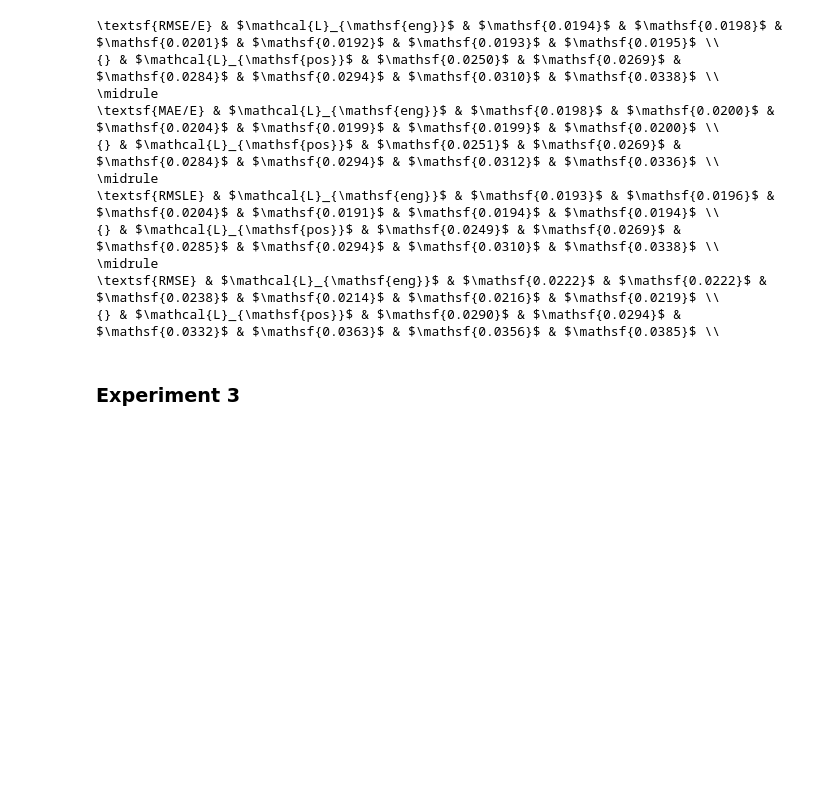
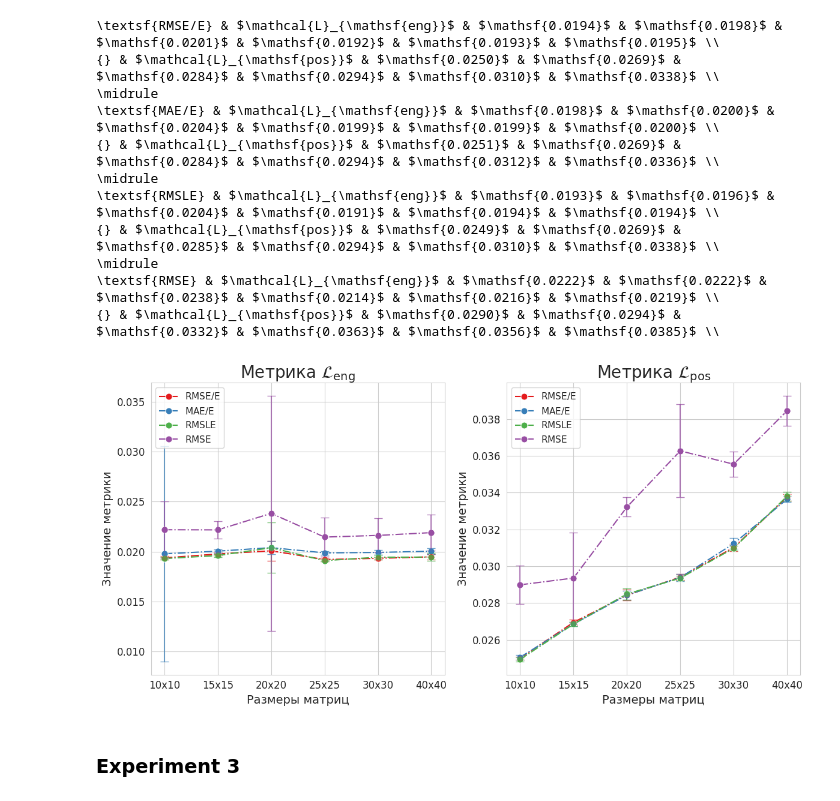
Before and after one commit to dxtvzw/ecal-optimization, a Jupyter notebook: report/data/collect_data.ipynb, the cells around one changed output. Cells and saved outputs as stored; diff of their text form; code cells hidden in the pictures; blank space fills up the shorter version.

```diff
--- a/report/data/collect_data.ipynb
+++ b/report/data/collect_data.ipynb
@@ -327,6 +288,78 @@ for loss_fn in eng_losses:
 \midrule
 \textsf{RMSE} & $\mathcal{L}_{\mathsf{eng}}$ & $\mathsf{0.0222}$ & $\mathsf{0.0222}$ & $\mathsf{0.0238}$ & $\mathsf{0.0214}$ & $\mathsf{0.0216}$ & $\mathsf{0.0219}$ \\
 {} & $\mathcal{L}_{\mathsf{pos}}$ & $\mathsf{0.0290}$ & $\mathsf{0.0294}$ & $\mathsf{0.0332}$ & $\mathsf{0.0363}$ & $\mathsf{0.0356}$ & $\mathsf{0.0385}$ \\
+# %%
+cur_df = runs_df.loc[runs_df['group'].str.startswith('exp2')]
+
+shapes = sorted(list(set(cur_df['group'].str.split('_').apply(lambda x: x[1]).tolist())))
+
+losses = {
+    "RMSE_E": "$\\mathsf{RMSE/E}$",
+    "MAE_E": "$\\mathsf{MAE/E}$",
+    "RMSLE": "$\\mathsf{RMSLE}$",
+    "RMSE": "$\\mathsf{RMSE}$",
+}
+
+metrics = {
+    'RMSE_E eng': '$\mathcal{L}_{\mathsf{eng}}$',
+    'RMSE pos': '$\mathcal{L}_{\mathsf{pos}}$',
+}
+
+sns.set_style("whitegrid")
+
+palette = sns.color_palette("Set1", len(models))
+
+fig, axes = plt.subplots(1, 2, figsize=(12, 6))
+
+for ax, (metric, latex_metric) in zip(axes, metrics.items()):
+    for i, (df_name, name) in enumerate(losses.items()):
+        values = {shape: [] for shape in shapes}
+
+        for shape in shapes:
+            tmp = cur_df.loc[cur_df['group'] == f"exp2_{shape}_{df_name}"]['summary']
+            tmp = tmp[tmp.apply(lambda x: metric in x)]
+            values[shape] = tmp.apply(lambda x: x[metric]).tolist()
+
+        sorted_values = sorted(values.items(), key=lambda x: shapes.index(x[0]))
+
+        sorted_shapes, sorted_metrics = zip(*sorted_values)
+
+        # if (metric == "RMSE_E eng") and (df_name == "MAE_E"):
+        #     print(sorted_metrics)
+
+        sns.lineplot(
+            x=sorted_shapes,
+            y=[np.median(x) for x in sorted_metrics],
+            ax=ax,
+            color=palette[i],
+            label=name,
+            marker='o',
+            markersize=8,
+            linestyle='-.',
+            linewidth=1.5,
+        )
+
+        ax.errorbar(
+            x=shapes,
+            y=[np.median(x) for x in sorted_metrics],
+            yerr=[np.std(x) for x in sorted_metrics],
+            fmt='o',
+            color=palette[i],
+            capsize=5,
+            alpha=0.7
+        )
+
+    ax.set_title(f"Метрика {latex_metric}", fontsize=20)
+    ax.set_xlabel('Размеры матриц', fontsize=14)
+    ax.set_ylabel('Значение метрики', fontsize=14)
+    ax.legend(fontsize=11, loc='upper left')
+    ax.tick_params(axis='both', which='major', labelsize=12)
+
+plt.tight_layout()
+plt.savefig('../graphics/loss_comp')
+plt.show()
+# %% [output]
+[figure, added]
 # %% [markdown]
 ### Experiment 3
 # %%
```
Also changed, not shown: parts of 2 cells of this notebook, 11 other files.
